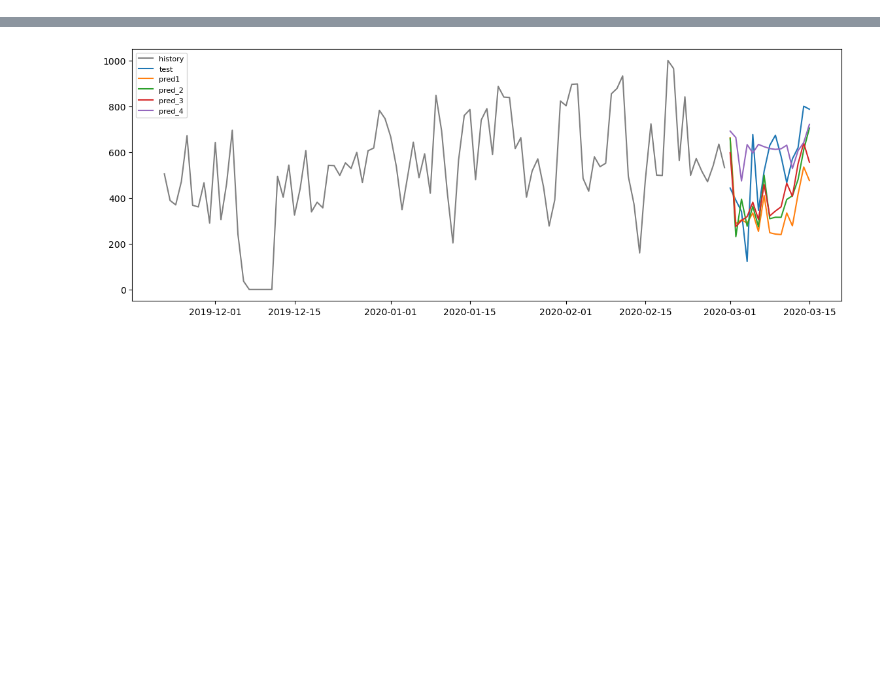
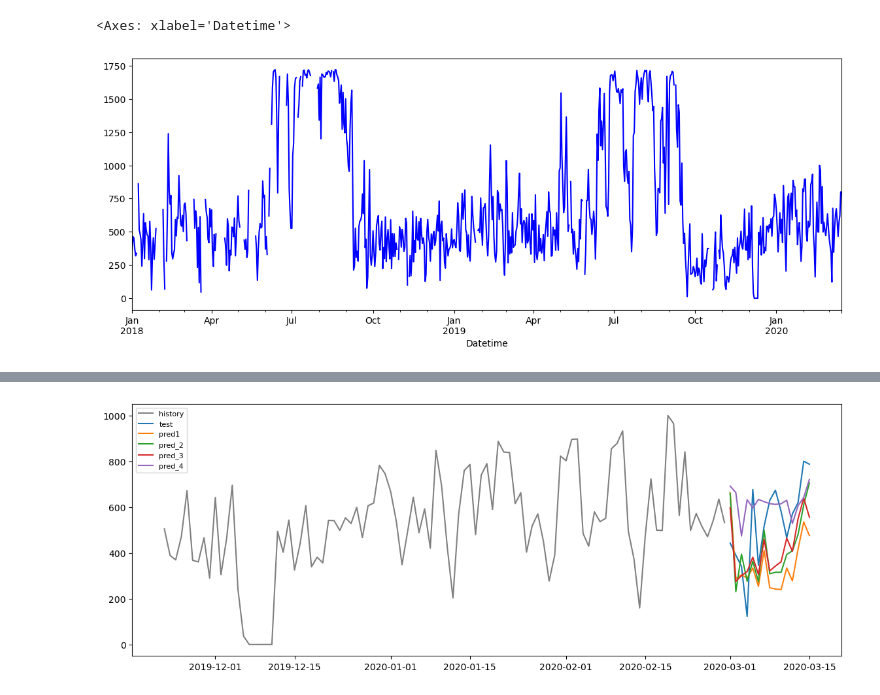
Before and after one commit to TinglikeGithub/Wind-Power-Time-Series-Prediction, a Jupyter notebook: wind_power_prediction.ipynb, the cells around one changed output, grey strips where cells are left out. Saved outputs shown, nothing was run; the diff lists cells and outputs as text; code cells hidden in the pictures; blank space fills up the shorter version.

```diff
--- a/wind_power_prediction.ipynb
+++ b/wind_power_prediction.ipynb
@@ -142,0 +65,3 @@ model_4 = ExponentialSmoothing(train, seasonal="mul", seasonal_periods=365, damp
+# %%
+daily_df = df[['ActivePower', 'WindSpeed']].resample('D').mean()
+daily_df.head()
@@ -142,0 +76,6 @@ model_4 = ExponentialSmoothing(train, seasonal="mul", seasonal_periods=365, damp
+# %%
+f, ax = plt.subplots(figsize=(14,5))
+daily_df['ActivePower'].plot(kind='line',y='0',color='blue', label='history', ax=ax)
+# %% [output]
+<Axes: xlabel='Datetime'>
+[figure, added]
```
Also changed, not shown: parts of 77 cells of this notebook.
